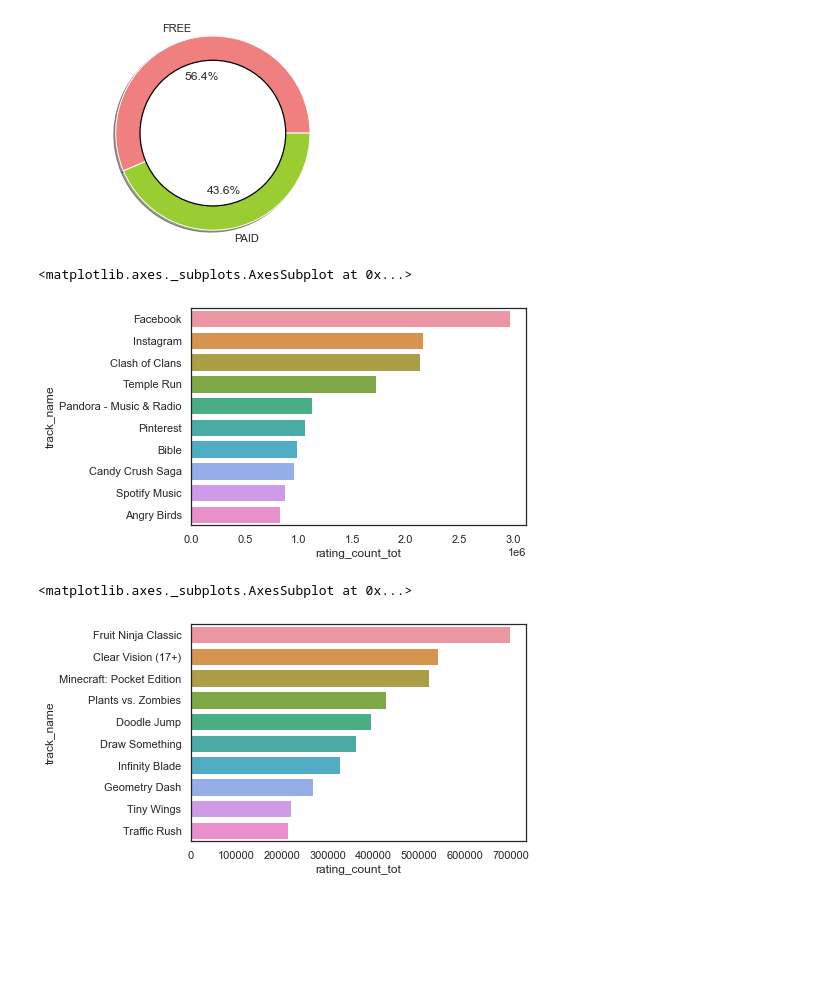
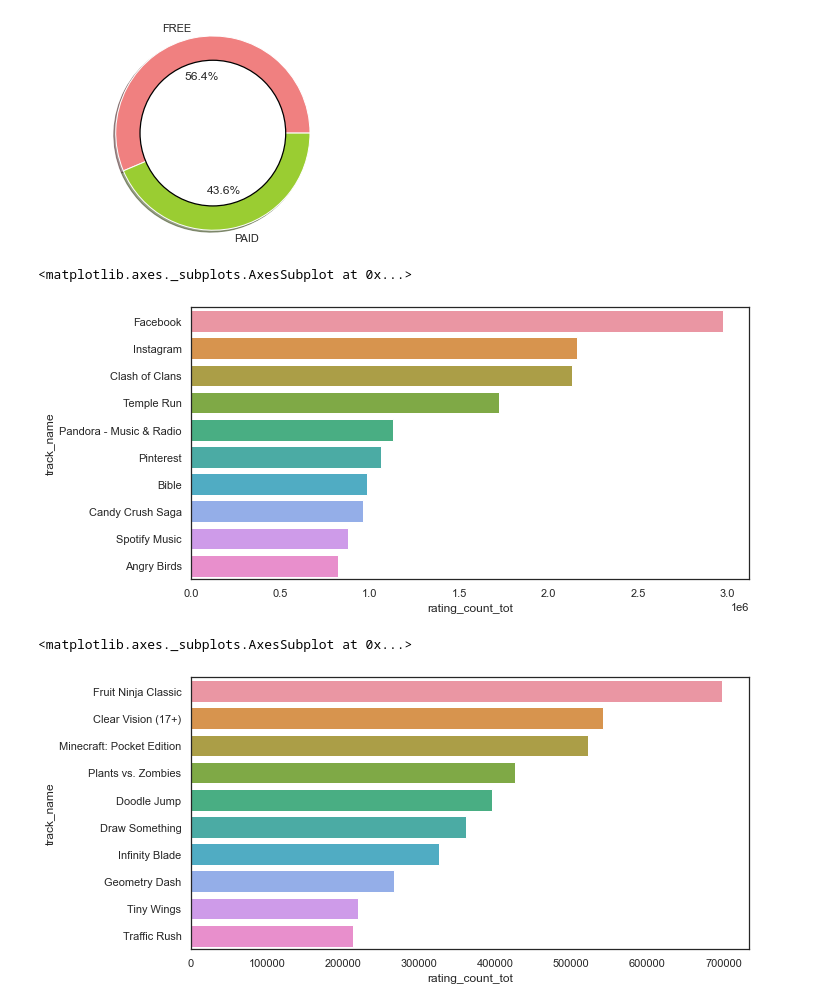
Before and after one commit to liyaSileshi/appstore-tutorial-ds, a Jupyter notebook: notebooks/appstore.ipynb, the cells around one changed output. Saved outputs shown, nothing was run; the diff lists cells and outputs as text; code cells hidden in the pictures; blank space fills up the shorter version.

```diff
--- a/notebooks/appstore.ipynb
+++ b/notebooks/appstore.ipynb
@@ -247,14 +247,16 @@ free_apps_rated = free_apps.sort_values(by=["rating_count_tot"], ascending=False
 paid_apps_rated = paid_apps.sort_values(by=["rating_count_tot"], ascending=False)
 # free_apps_rated
 # %%
+fig, axs = plt.subplots(figsize = (10,5))
 sns.barplot(x=free_apps_rated["rating_count_tot"][:10], y=free_apps_rated["track_name"][:10])
 # %% [output]
 <matplotlib.axes._subplots.AxesSubplot at 0x...>
-[figure, old version]
+[figure, new version]
 # %%
 #top 10 paid apps based on ratings
+fig, axs = plt.subplots(figsize = (10,5))
 sns.barplot(x=paid_apps_rated["rating_count_tot"][:10], y=paid_apps_rated["track_name"][:10])
 # %% [output]
 <matplotlib.axes._subplots.AxesSubplot at 0x...>
-[figure, old version]
+[figure, new version]
 # %%
```
Also changed, not shown: parts of 10 cells of this notebook.
